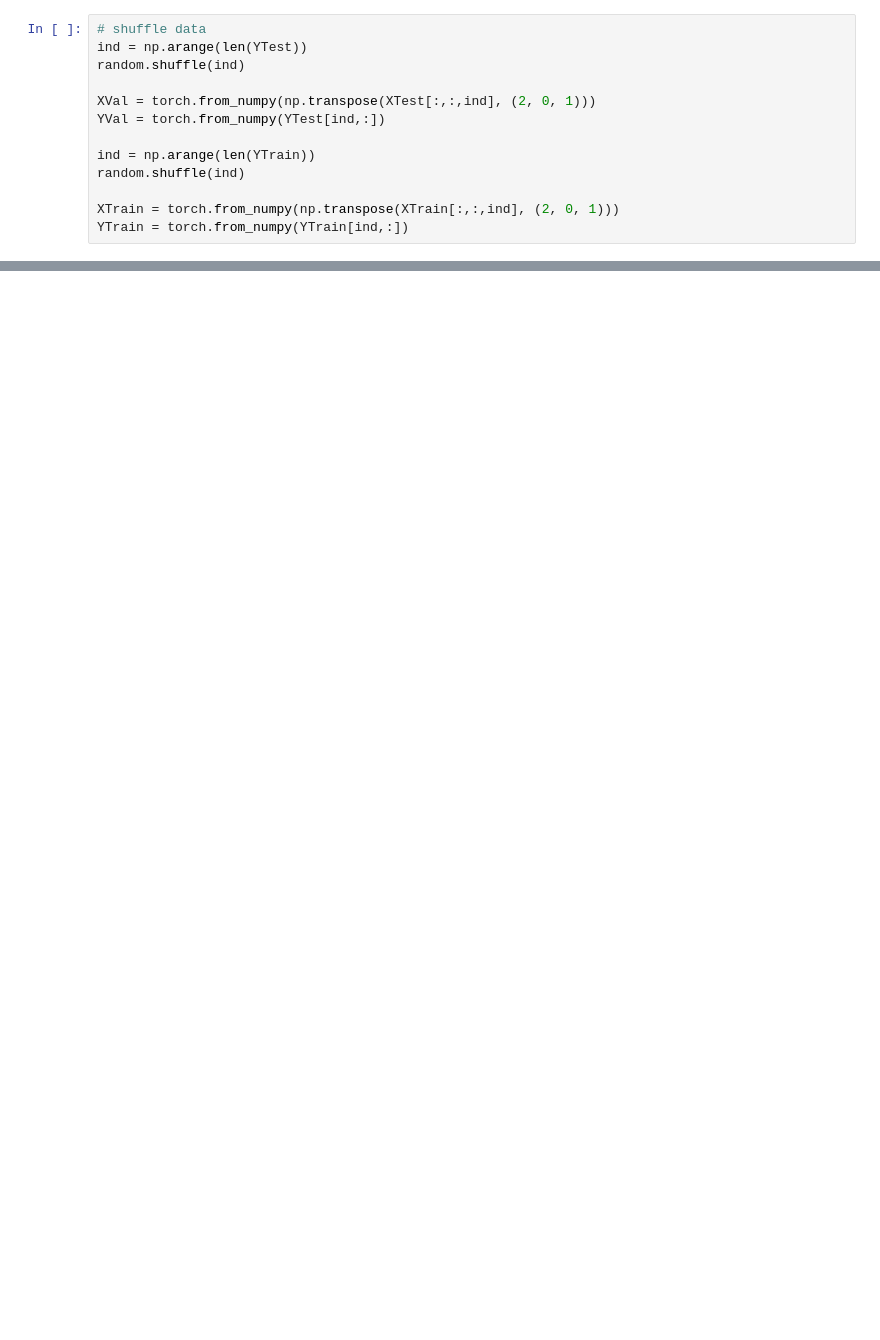
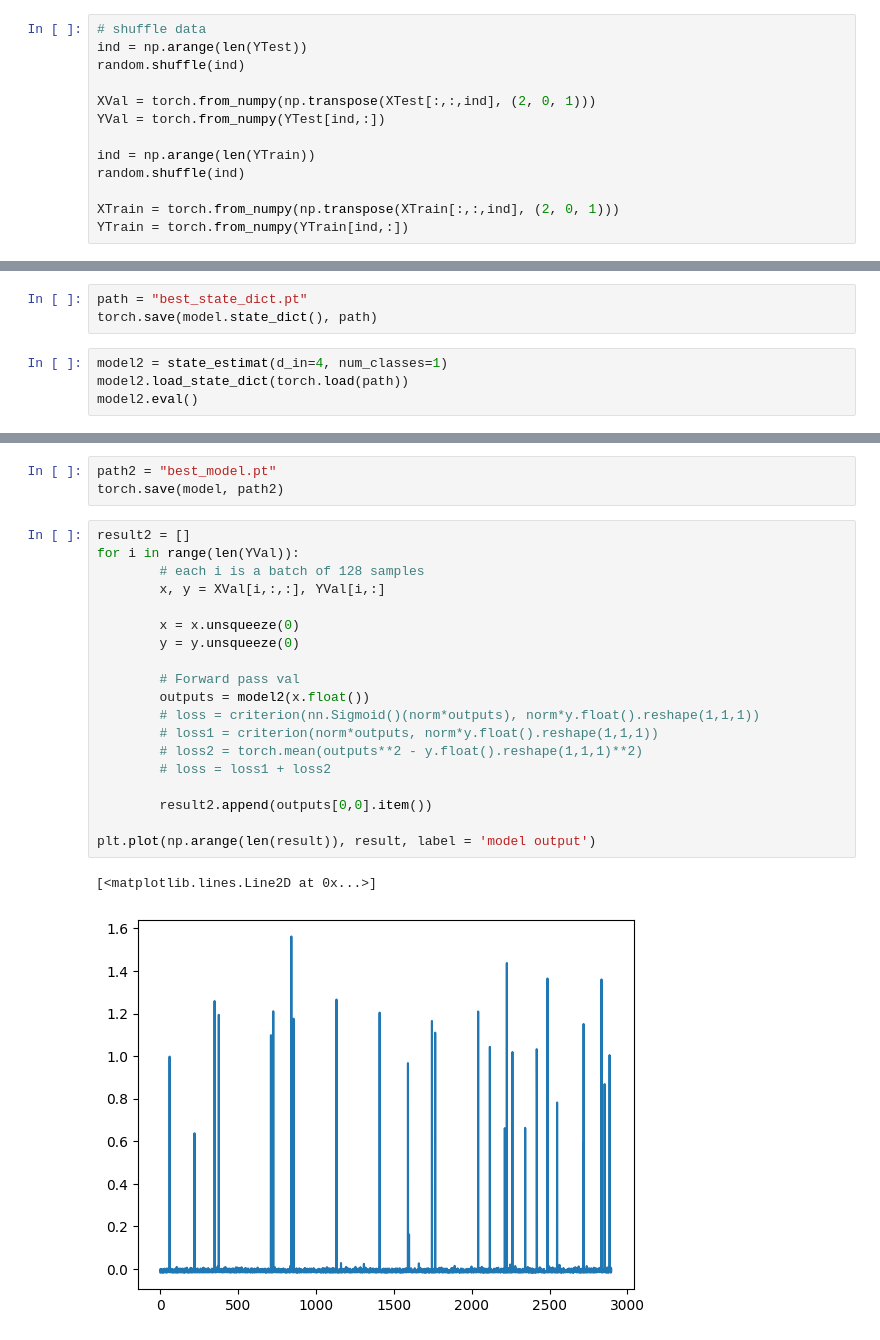
Before and after one commit to EilamNir/noisy-triangulation, a Jupyter notebook: python/src/DeepLearningTrain.ipynb, the cells around one changed output, grey strips where cells are left out. Cells and saved outputs as stored; diff of their text form; blank space fills up the shorter version.

Commit message:
final model

```diff
--- a/python/src/DeepLearningTrain.ipynb
+++ b/python/src/DeepLearningTrain.ipynb
@@ -340,0 +381,7 @@ plt.legend()
+# %%
+path = "best_state_dict.pt"
+torch.save(model.state_dict(), path)
+# %%
+model2 = state_estimat(d_in=4, num_classes=1)
+model2.load_state_dict(torch.load(path))
+model2.eval()
@@ -340,0 +399,25 @@ plt.legend()
+# %%
+path2 = "best_model.pt"
+torch.save(model, path2)
+# %%
+result2 = []
+for i in range(len(YVal)):
+        # each i is a batch of 128 samples
+        x, y = XVal[i,:,:], YVal[i,:]
+
+        x = x.unsqueeze(0)
+        y = y.unsqueeze(0)
+
+        # Forward pass val
+        outputs = model2(x.float())
+        # loss = criterion(nn.Sigmoid()(norm*outputs), norm*y.float().reshape(1,1,1))
+        # loss1 = criterion(norm*outputs, norm*y.float().reshape(1,1,1))
+        # loss2 = torch.mean(outputs**2 - y.float().reshape(1,1,1)**2)
+        # loss = loss1 + loss2
+
+        result2.append(outputs[0,0].item())
+
+plt.plot(np.arange(len(result)), result, label = 'model output')
+# %% [output]
+[<matplotlib.lines.Line2D at 0x...>]
+[figure, added]
```
Also changed, not shown: parts of 13 cells of this notebook, 15 other files.
